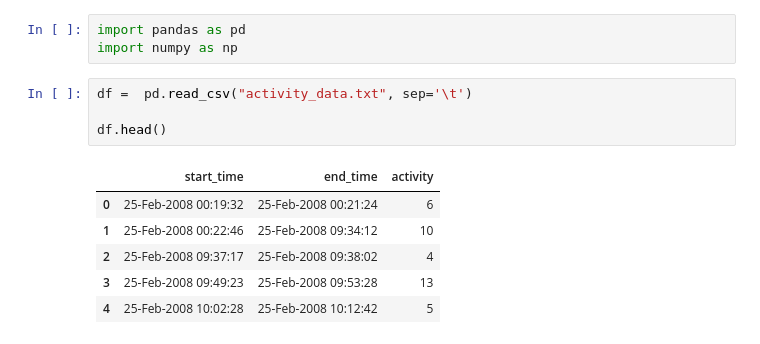
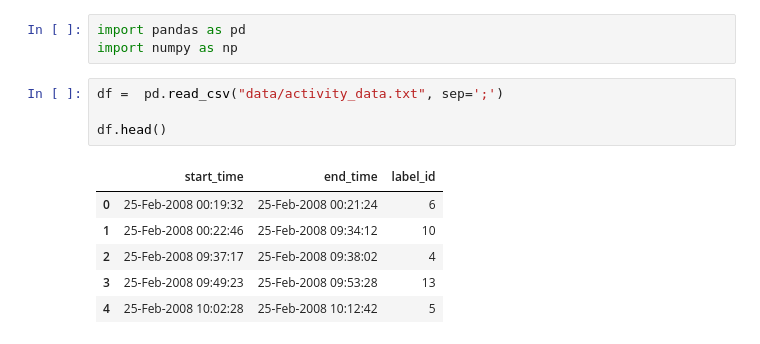
Before and after one commit to CyriacAzefack/Frailty_Box, a Jupyter notebook: KA dataset.ipynb, the cells around one changed output. Drawn from its saved outputs; the diff is of its cells as text.

```diff
--- a/KA dataset.ipynb
+++ b/KA dataset.ipynb
@@ -2,11 +2,11 @@
 import pandas as pd
 import numpy as np
 # %%
-df =  pd.read_csv("activity_data.txt", sep='\t')
+df =  pd.read_csv("data/activity_data.txt", sep=';')
 
 df.head()
 # %% [output]
-|  | start_time | end_time | activity |
+|  | start_time | end_time | label_id |
 | 0 | 25-Feb-2008 00:19:32 | 25-Feb-2008 00:21:24 | 6 |
 | 1 | 25-Feb-2008 00:22:46 | 25-Feb-2008 09:34:12 | 10 |
 | 2 | 25-Feb-2008 09:37:17 | 25-Feb-2008 09:38:02 | 4 |
```
Also changed, not shown: parts of 5 cells of this notebook, 14 other files.
